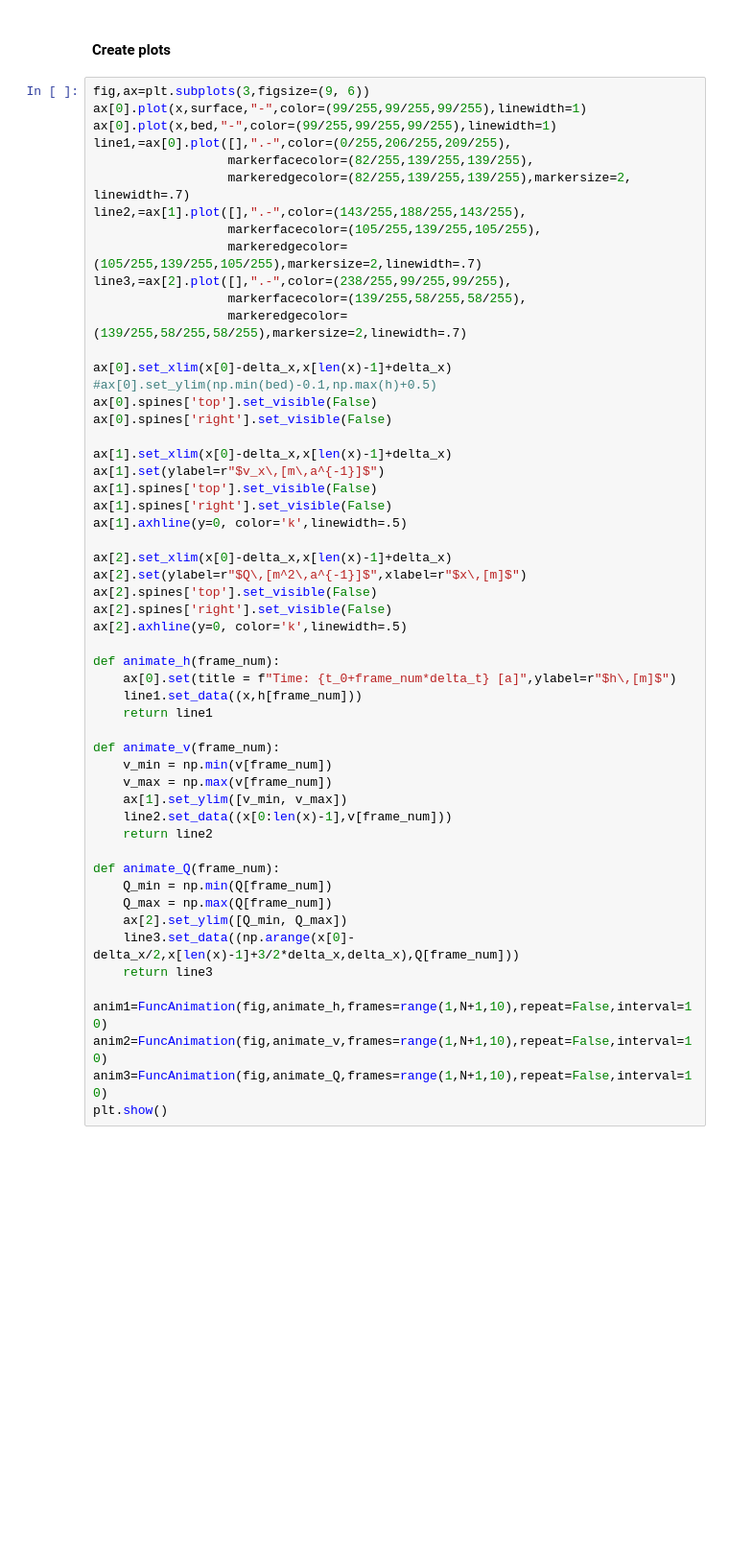
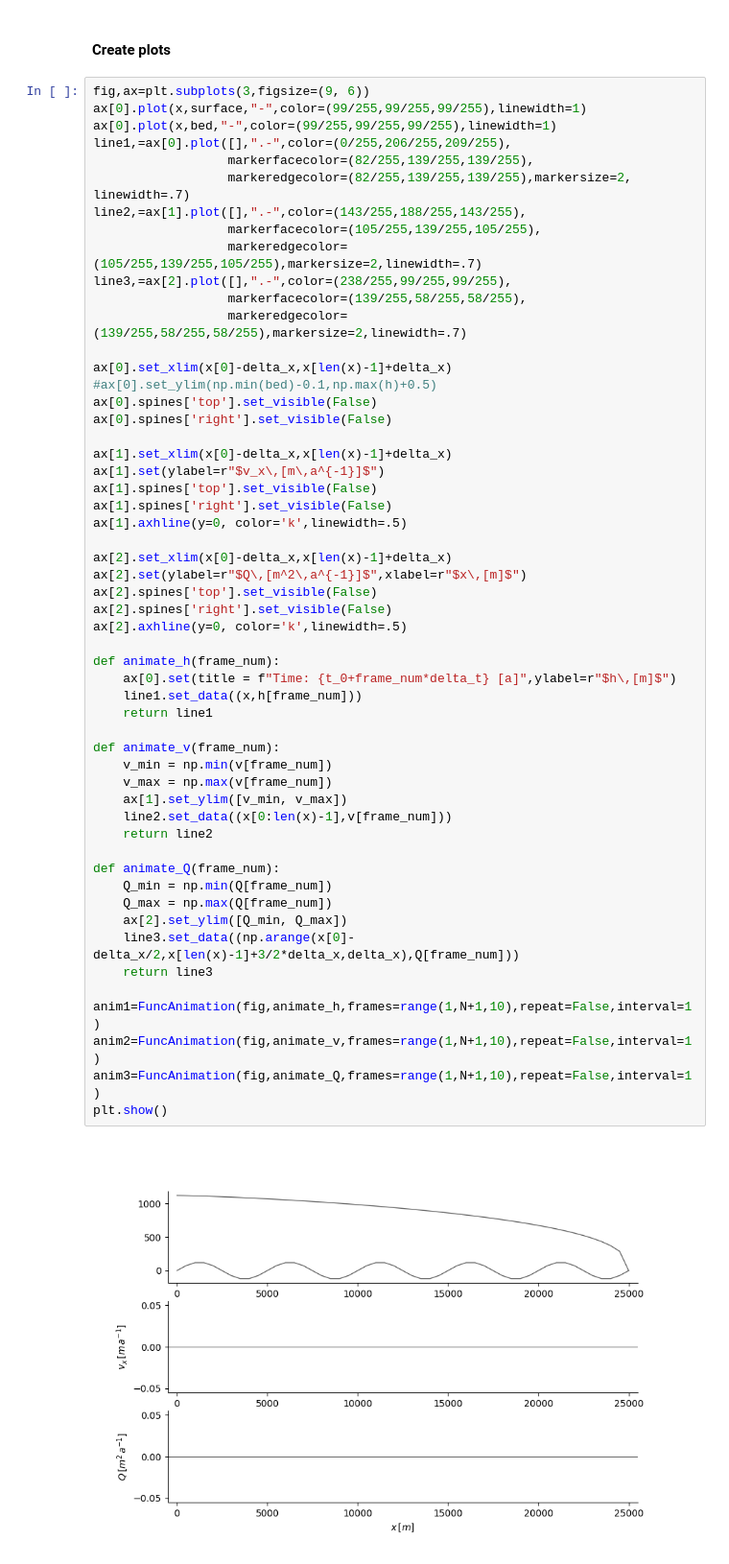
Before and after one commit to AnneMariaVera/SIA, a Jupyter notebook: script.ipynb, the cells around one changed output. Shown at 96% size. Cells and saved outputs as stored; diff of their text form; blank space fills up the shorter version.

```diff
--- a/script.ipynb
+++ b/script.ipynb
@@ -102,33 +100,35 @@ ax[1].set(ylabel=r"$v_x\,[m\,a^{-1}]$")
 ax[1].spines['top'].set_visible(False)
 ax[1].spines['right'].set_visible(False)
 ax[1].axhline(y=0, color='k',linewidth=.5)
 
 ax[2].set_xlim(x[0]-delta_x,x[len(x)-1]+delta_x)
 ax[2].set(ylabel=r"$Q\,[m^2\,a^{-1}]$",xlabel=r"$x\,[m]$")
 ax[2].spines['top'].set_visible(False)
 ax[2].spines['right'].set_visible(False)
 ax[2].axhline(y=0, color='k',linewidth=.5)
 
 def animate_h(frame_num):
     ax[0].set(title = f"Time: {t_0+frame_num*delta_t} [a]",ylabel=r"$h\,[m]$")
     line1.set_data((x,h[frame_num]))
     return line1
 
 def animate_v(frame_num):
     v_min = np.min(v[frame_num])
     v_max = np.max(v[frame_num])
     ax[1].set_ylim([v_min, v_max])
     line2.set_data((x[0:len(x)-1],v[frame_num]))
     return line2
 
 def animate_Q(frame_num):
     Q_min = np.min(Q[frame_num])
     Q_max = np.max(Q[frame_num])
     ax[2].set_ylim([Q_min, Q_max])
     line3.set_data((np.arange(x[0]-delta_x/2,x[len(x)-1]+3/2*delta_x,delta_x),Q[frame_num]))
     return line3
 
-anim1=FuncAnimation(fig,animate_h,frames=range(1,N+1,10),repeat=False,interval=10)
-anim2=FuncAnimation(fig,animate_v,frames=range(1,N+1,10),repeat=False,interval=10)
-anim3=FuncAnimation(fig,animate_Q,frames=range(1,N+1,10),repeat=False,interval=10)
+anim1=FuncAnimation(fig,animate_h,frames=range(1,N+1,10),repeat=False,interval=1)
+anim2=FuncAnimation(fig,animate_v,frames=range(1,N+1,10),repeat=False,interval=1)
+anim3=FuncAnimation(fig,animate_Q,frames=range(1,N+1,10),repeat=False,interval=1)
 plt.show()
+# %% [output]
+[figure, added]
```
Also changed, not shown: parts of 4 cells of this notebook.
